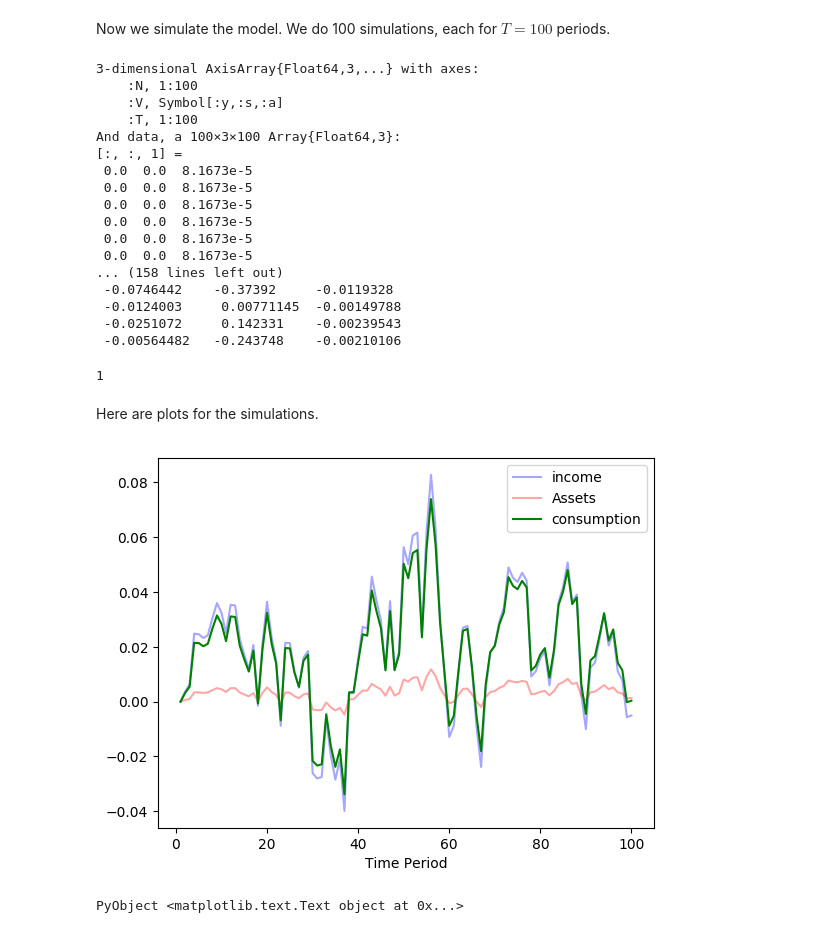
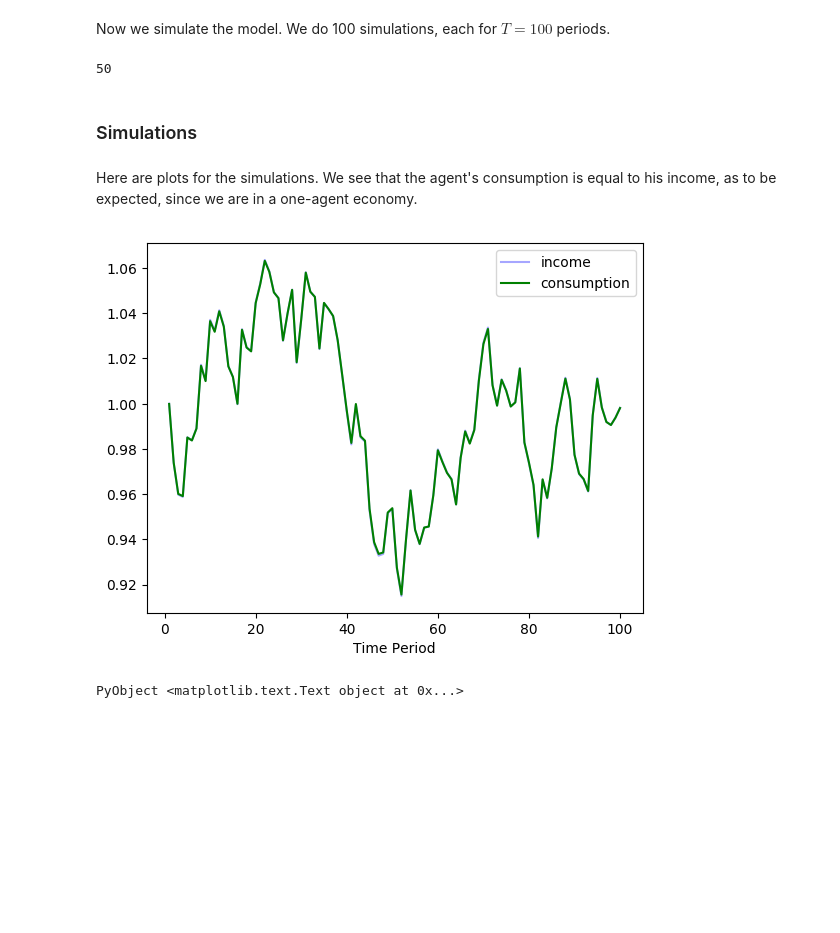
Before and after one commit to azheng25/OLG-Examples, a Jupyter notebook: Huggett1993.ipynb, the cells around one changed output. Cells and saved outputs as stored; diff of their text form; code cells hidden in the pictures; blank space fills up the shorter version.

```diff
--- a/Huggett1993.ipynb
+++ b/Huggett1993.ipynb
@@ -101,43 +91,25 @@ plt.title("Next Period Assets");
 # %% [markdown]
 Now we simulate the model. We do 100 simulations, each for $T=100$ periods.
-# %%
-# Simulations
-mc_ar=model.exogenous
-sim_armc = Dolo.simulate(model,dr;N=100,T=100)
-# %% [output]
-3-dimensional AxisArray{Float64,3,...} with axes:
-    :N, 1:100
-    :V, Symbol[:y,:s,:a]
-    :T, 1:100
-And data, a 100×3×100 Array{Float64,3}:
-[:, :, 1] =
- 0.0  0.0  8.1673e-5
- 0.0  0.0  8.1673e-5
- 0.0  0.0  8.1673e-5
- 0.0  0.0  8.1673e-5
- 0.0  0.0  8.1673e-5
- 0.0  0.0  8.1673e-5
-... (158 lines left out)
- -0.0746442    -0.37392     -0.0119328
- -0.0124003     0.00771145  -0.00149788
- -0.0251072     0.142331    -0.00239543
- -0.00564482   -0.243748    -0.00210106
 # %%
 T=100
 hor=linspace(1,T,T)
 N=1
-ii=1
+ii=50
 # %% [output]
-1
+50
-# %% [markdown]
-Here are plots for the simulations.
+# %% [markdown]
+### Simulations
+# %% [markdown]
+Here are plots for the simulations. We see that the agent's consumption is equal to his income, as to be expected, since we are in a one-agent economy.
 # %%
-c=sim_armc[Axis{:N}(ii), Axis{:V}(:y)]+sim_armc[Axis{:N}(ii), Axis{:V}(:s)]*0.02-sim_armc[Axis{:N}(ii), Axis{:V}(:a)]
-plt.plot(hor, sim_armc[Axis{:N}(ii), Axis{:V}(:y)],color="blue", alpha=0.35, label="income")
-plt.plot(hor, sim_armc[Axis{:N}(ii), Axis{:V}(:a)],color="red", alpha=0.35, label="Assets")
+# Simulations
+mc_ar=model.exogenous
+sim_armc = Dolo.simulate(model,dr;N=100,T=100)
+c=exp(sim_armc[Axis{:N}(ii), Axis{:V}(:y)])+sim_armc[Axis{:N}(ii), Axis{:V}(:s)]*0.02-sim_armc[Axis{:N}(ii), Axis{:V}(:a)]
+plt.plot(hor, exp(sim_armc[Axis{:N}(ii), Axis{:V}(:y)]),color="blue", alpha=0.35, label="income")
 plt.plot(hor, c, color="green",label="consumption")
 plt.legend()
 plt.xlabel("Time Period")
 # %% [output]
-[figure, old version]
+[figure, new version]
 PyObject <matplotlib.text.Text object at 0x...>
```
Also changed, not shown: parts of 7 cells of this notebook, 2 other files.
